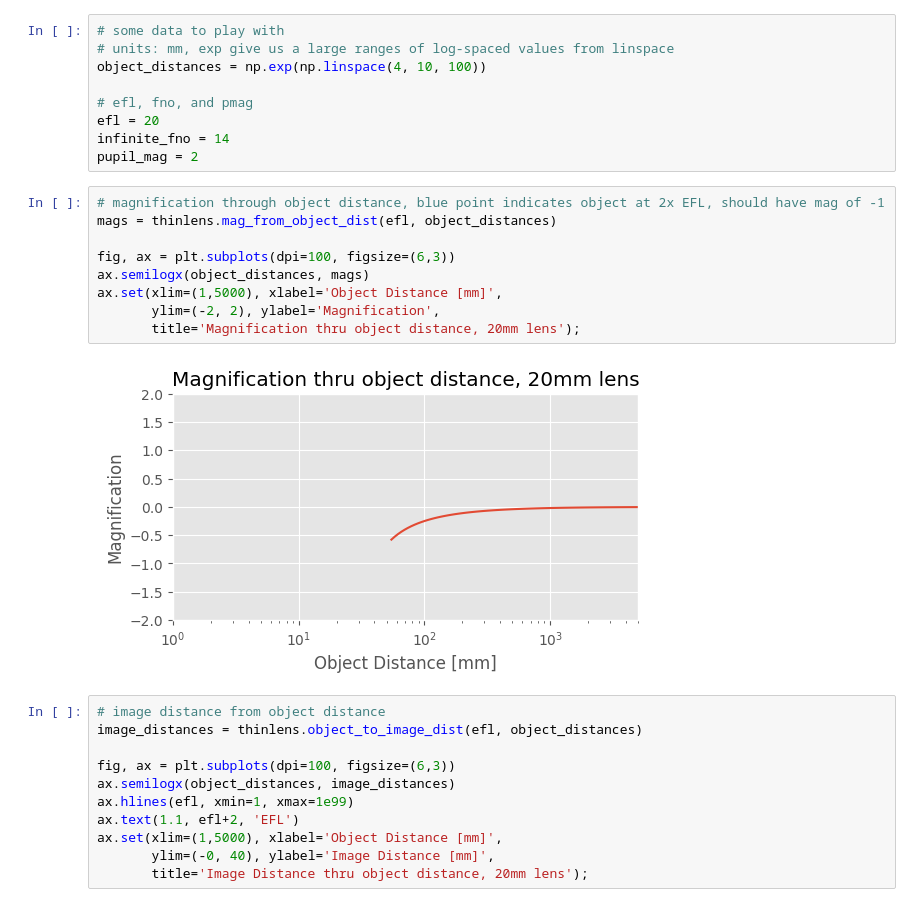
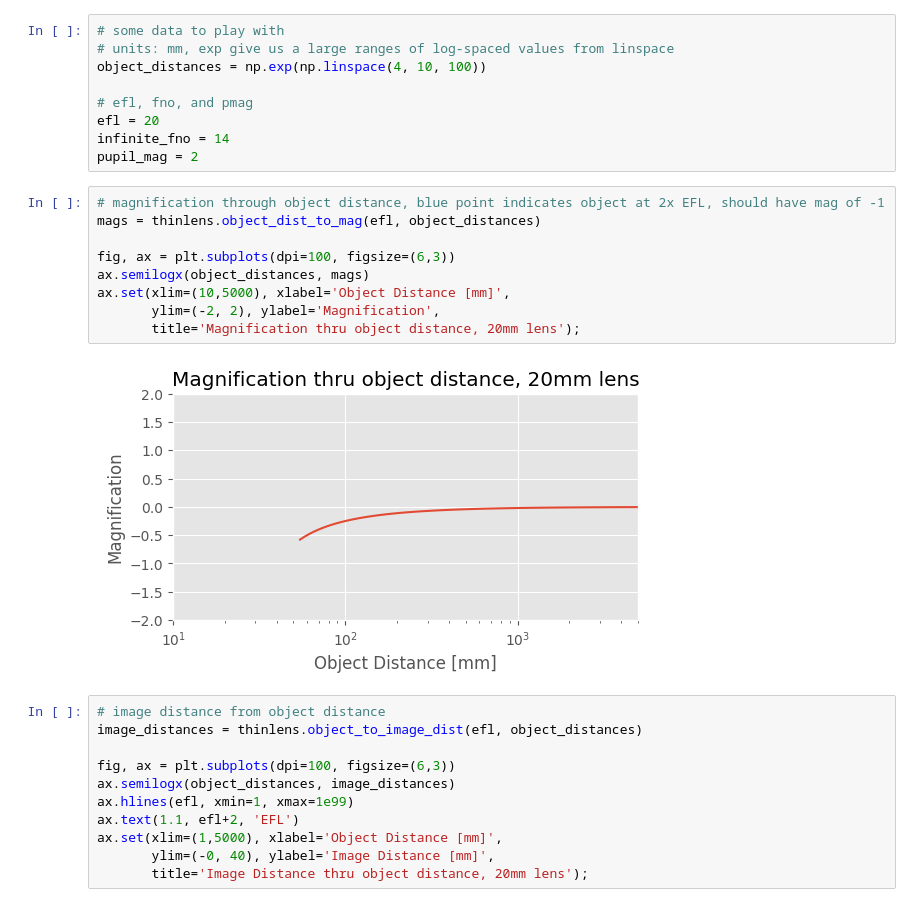
Before and after one commit to fossabot/prysm, a Jupyter notebook: Examples/Thin Lens Models.ipynb, the cells around one changed output. Drawn from its saved outputs; the diff is of its cells as text.

Commit message:
homogenize thinlens api, update examples

```diff
--- a/Examples/Thin Lens Models.ipynb
+++ b/Examples/Thin Lens Models.ipynb
@@ -19,15 +16,15 @@ infinite_fno = 14
 pupil_mag = 2
 # %%
 # magnification through object distance, blue point indicates object at 2x EFL, should have mag of -1
-mags = thinlens.mag_from_object_dist(efl, object_distances)
+mags = thinlens.object_dist_to_mag(efl, object_distances)
 
 fig, ax = plt.subplots(dpi=100, figsize=(6,3))
 ax.semilogx(object_distances, mags)
-ax.set(xlim=(1,5000), xlabel='Object Distance [mm]',
+ax.set(xlim=(10,5000), xlabel='Object Distance [mm]',
        ylim=(-2, 2), ylabel='Magnification',
        title='Magnification thru object distance, 20mm lens');
 # %% [output]
-[figure, old version]
+[figure, new version]
 # %%
 # image distance from object distance
 image_distances = thinlens.object_to_image_dist(efl, object_distances)
```
Also changed, not shown: parts of 5 cells of this notebook, 1 other file.
